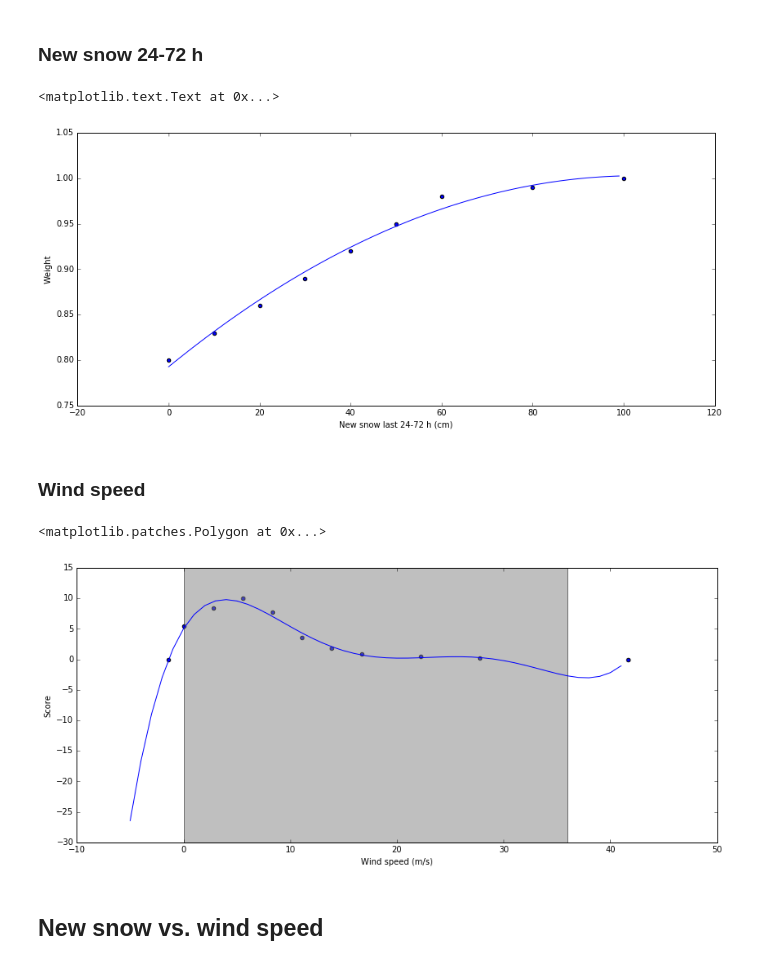
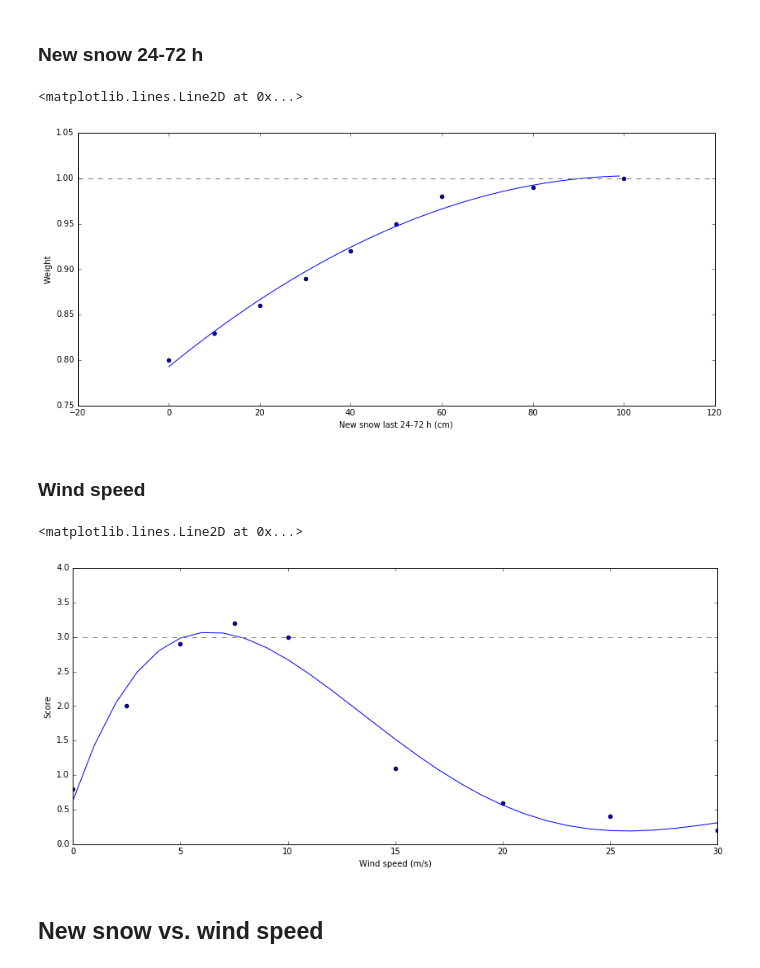
Before and after one commit to kmunve/APS, a Jupyter notebook: aps/notebooks/new_snow_problem.ipynb, the cells around one changed output. Drawn from its saved outputs; the diff is of its cells as text; code cells hidden in the pictures.

Commit message:
Minor update new_snow_problem

```diff
--- a/aps/notebooks/new_snow_problem.ipynb
+++ b/aps/notebooks/new_snow_problem.ipynb
@@ -17,12 +17,11 @@ plt.rcParams['figure.figsize'] = (14, 6)
 # %%
 # New snow amount last 24 h 0-60 cm [10 cm intervals]
 new_snow_24h_cat = np.array([0, 20, 40, 60, 80, 100, 120])
-new_snow_24h_score = np.array([0.5, 2.5, 5.5, 6.5, 7.0, 9.0, 10.0])
+new_snow_24h_score = np.array([0.5, 8.0, 15.0, 19., 21.0, 27.0, 33.3])
 
 # Wind speed 0-100 km/h [0,10,20,30,40,50,60,80,100]
-wind_speed_km_cat = np.array([-5, 0, 10, 20, 30, 40, 50, 60, 80, 100, 150])
-wind_speed_cat = wind_speed_km_cat / 3.6 # m/s
-wind_speed_score = np.array([0.0, 5.4, 8.4, 10.0, 7.8, 3.6, 1.8, 0.9, 0.45, 0.21, 0.0])
+wind_speed_cat = np.array([-1.5, 0, 2.5, 5, 7.5, 10, 15, 20, 25, 30, 40]) # m/s
+wind_speed_score = np.array([-1.0, 0.8, 2.0, 2.9, 3.2, 3.0, 1.1, 0.6, 0.4, 0.2, 0.0])
 # %% [markdown]
 ### Weighting
 Weights are added if they are independent of the value of the core factor or multiplied if they are related to the core factor.
@@ -85,26 +85,30 @@ plt.scatter(new_snow_24_72h_cat, new_snow_24_72h_weight)
 plt.plot(x, res)
 plt.xlabel('New snow last 24-72 h (cm)')
 plt.ylabel('Weight')
+plt.axhline(1.0, color='grey', ls='--')
 # %% [output]
-<matplotlib.text.Text at 0x...>
+<matplotlib.lines.Line2D at 0x...>
-[figure, old version]
+[figure, new version]
 # %% [markdown]
 ### Wind speed
 # %%
 wind_speed_fit = np.polyfit(wind_speed_cat, wind_speed_score, 5)
 score_wind_speed = np.poly1d(wind_speed_fit)
 
-x = np.arange(-5, 150.0 / 3.6)
+x = np.arange(-5, 45.0)
 res = score_wind_speed(x)
 
 plt.scatter(wind_speed_cat, wind_speed_score)
 plt.plot(x, res)
 plt.xlabel('Wind speed (m/s)')
 plt.ylabel('Score')
-plt.axvspan(0.0, 36.0, facecolor='grey', alpha=0.5) # model validity range
+plt.xlim(0, 30)
+plt.ylim(0, 4)
+#plt.axvspan(0.0, 36.0, facecolor='grey', alpha=0.5) # model validity range
+plt.axhline(3.0, color='grey', ls='--')
 # %% [output]
-<matplotlib.patches.Polygon at 0x...>
+<matplotlib.lines.Line2D at 0x...>
-[figure, old version]
+[figure, new version]
 # %% [markdown]
 ## New snow vs. wind speed
 # %%
```
Also changed, not shown: parts of 1 cell of this notebook.
